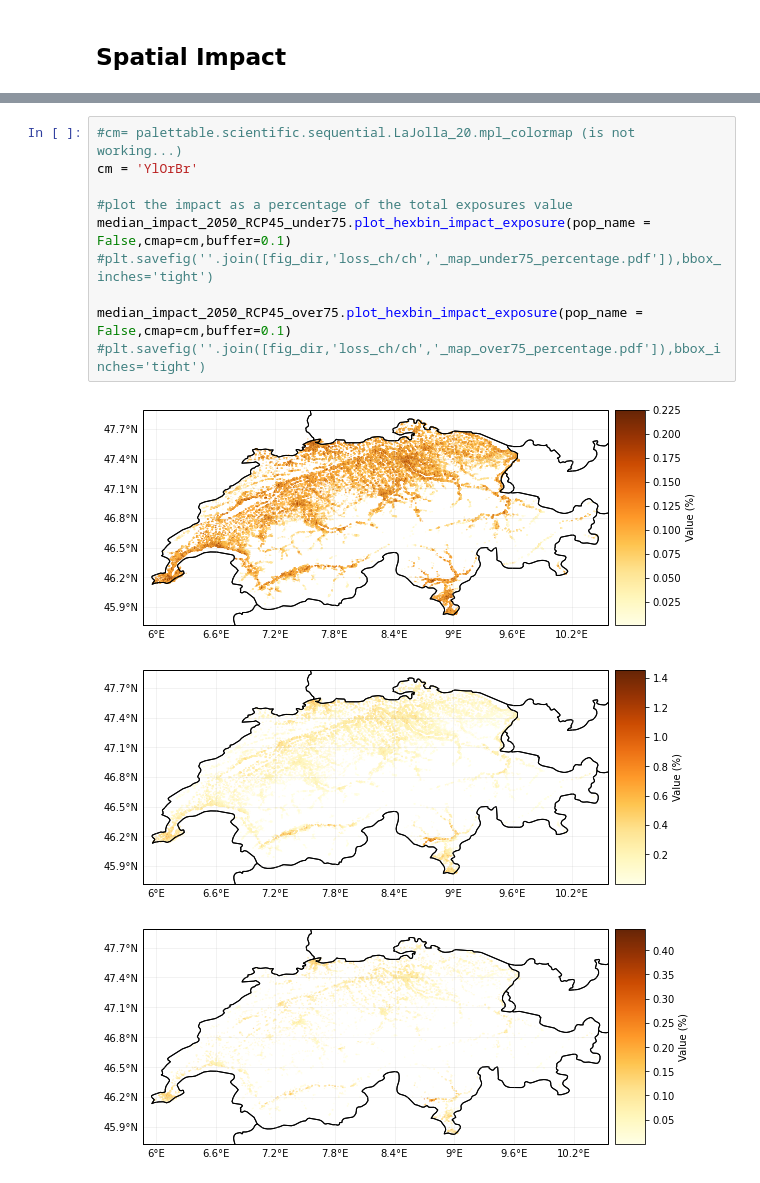
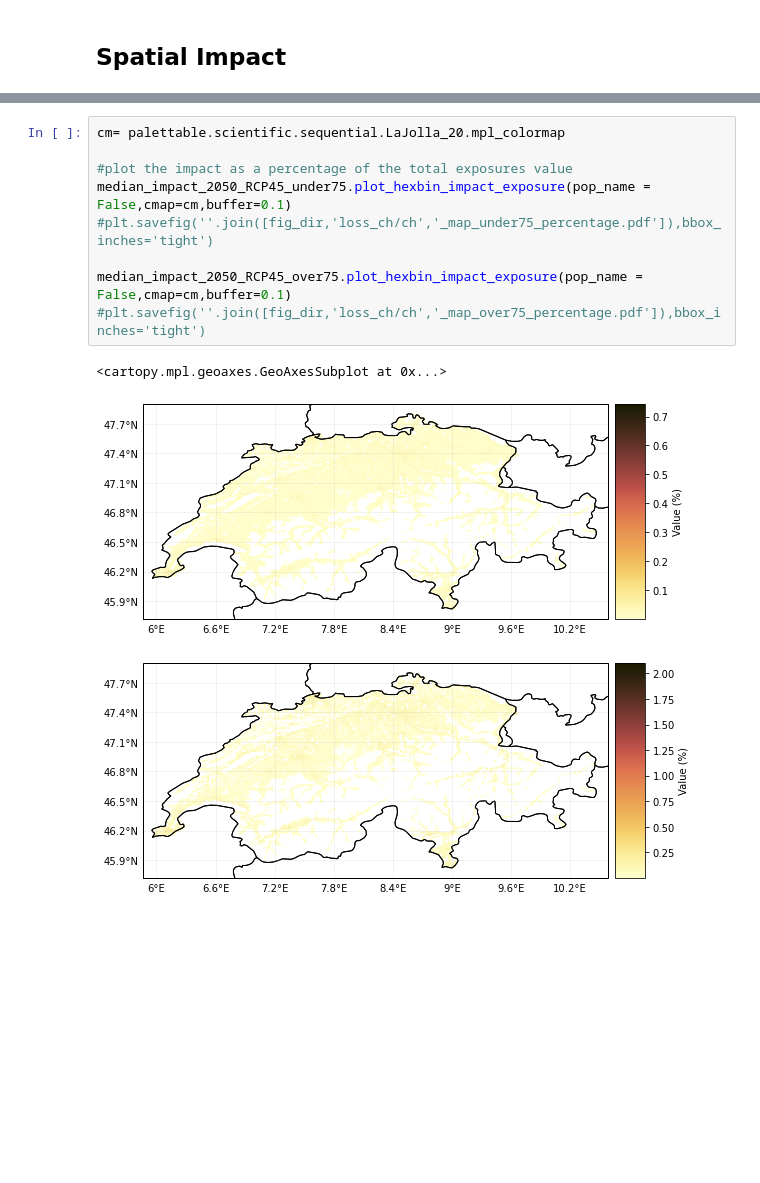
Before and after one commit to zeliest/heat_mortality_productivity_impacts, a Jupyter notebook: data_analysis/notebooks/results_test.ipynb, the cells around one changed output, grey strips where cells are left out. Cells and saved outputs as stored; diff of their text form; blank space fills up the shorter version.

```diff
--- a/data_analysis/notebooks/results_test.ipynb
+++ b/data_analysis/notebooks/results_test.ipynb
@@ -151,15 +151,14 @@ csr_matrix((csr_matrix(matrices['RCP45']['2050']['Over 75 years']).toarray()[0,:
 median_impact_2050_RCP45_over75.unit = '%'
 # %%
-#cm= palettable.scientific.sequential.LaJolla_20.mpl_colormap (is not working...)
-cm = 'YlOrBr'
+cm= palettable.scientific.sequential.LaJolla_20.mpl_colormap
 
 #plot the impact as a percentage of the total exposures value
 median_impact_2050_RCP45_under75.plot_hexbin_impact_exposure(pop_name = False,cmap=cm,buffer=0.1)
 #plt.savefig(''.join([fig_dir,'loss_ch/ch','_map_under75_percentage.pdf']),bbox_inches='tight')
 
 median_impact_2050_RCP45_over75.plot_hexbin_impact_exposure(pop_name = False,cmap=cm,buffer=0.1)
 #plt.savefig(''.join([fig_dir,'loss_ch/ch','_map_over75_percentage.pdf']),bbox_inches='tight')
 # %% [output]
+<cartopy.mpl.geoaxes.GeoAxesSubplot at 0x...>
-[figure, old version]
+[figure, new version]
-[figure, old version]
+[figure, new version]
-[figure, removed]
```
Also changed, not shown: parts of 7 cells of this notebook.
